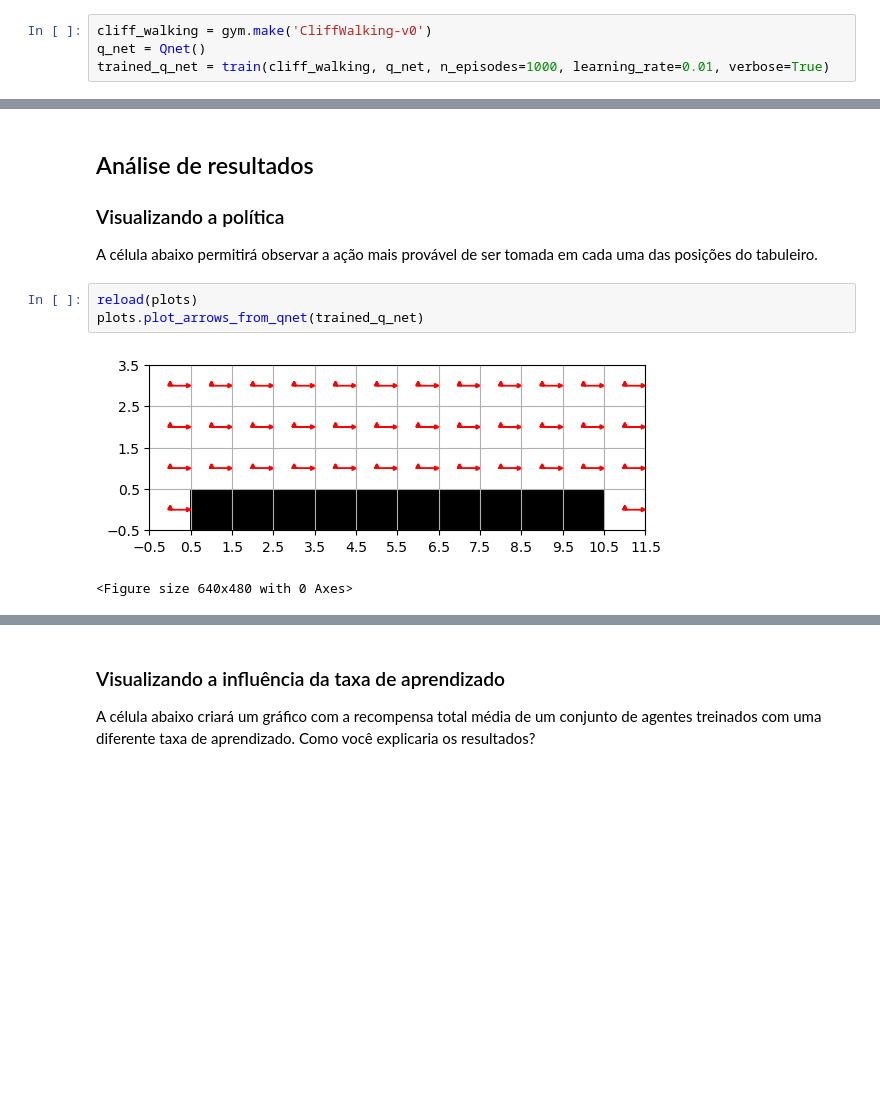
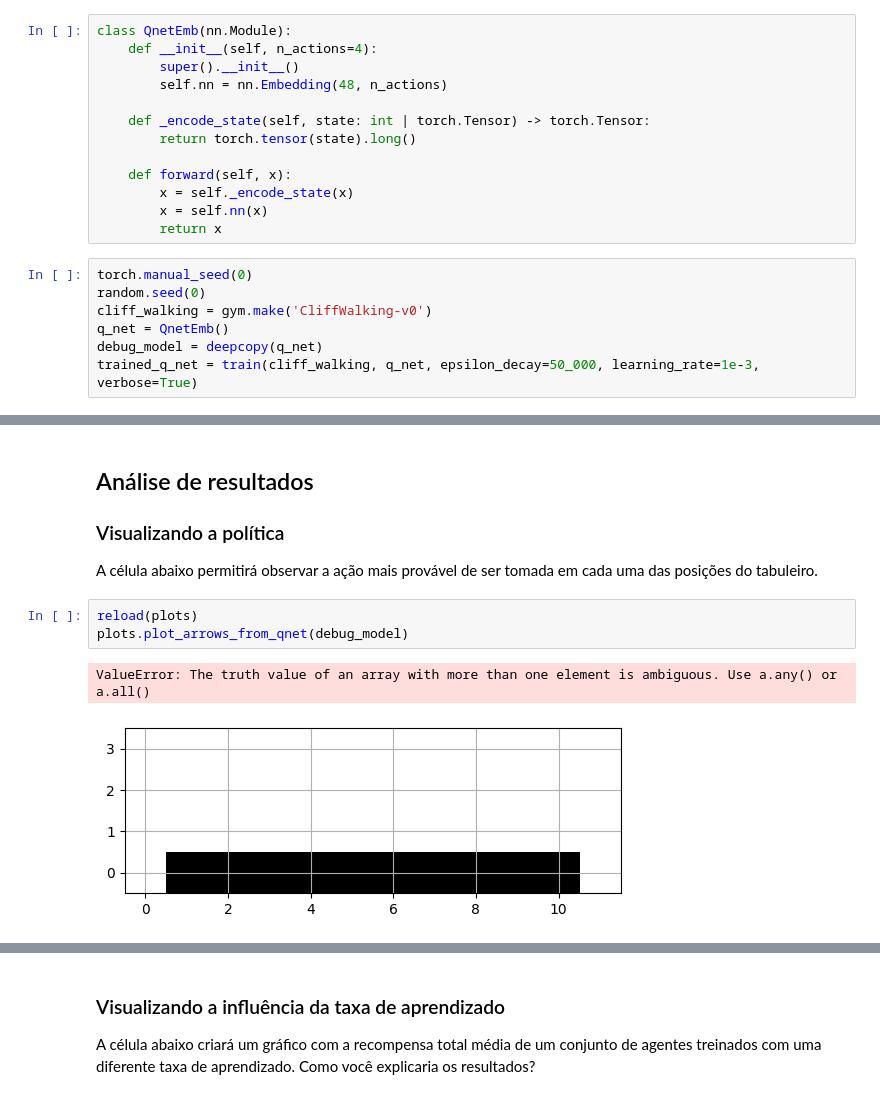
Before and after one commit to viniandrs/rl_implementations, a Jupyter notebook: deepql_cliffwalking copy.ipynb, the cells around one changed output, grey strips where cells are left out. Cells and saved outputs as stored; diff of their text form; blank space fills up the shorter version.

```diff
--- a/deepql_cliffwalking copy.ipynb
+++ b/deepql_cliffwalking copy.ipynb
@@ -153,8 +303,24 @@ def train(env: gym.Env,
 ## Treinando
 
 Está tudo configurado, portanto agora podemos rodar o algoritmo!
+# %%
+class QnetEmb(nn.Module):
+    def __init__(self, n_actions=4):
+        super().__init__()
+        self.nn = nn.Embedding(48, n_actions)
+
+    def _encode_state(self, state: int | torch.Tensor) -> torch.Tensor:
+        return torch.tensor(state).long()
+
+    def forward(self, x):
+        x = self._encode_state(x)
+        x = self.nn(x)
+        return x
 # %%
+torch.manual_seed(0)
+random.seed(0)
 cliff_walking = gym.make('CliffWalking-v0')
-q_net = Qnet()
-trained_q_net = train(cliff_walking, q_net, n_episodes=1000, learning_rate=0.01, verbose=True)
+q_net = QnetEmb()
+debug_model = deepcopy(q_net)
+trained_q_net = train(cliff_walking, q_net, epsilon_decay=50_000, learning_rate=1e-3, verbose=True)
 # %% [output]
@@ -201,7 +369,7 @@ def test(env: gym.Env,
 A célula abaixo permitirá observar a ação mais provável de ser tomada em cada uma das posições do tabuleiro.
 # %%
 reload(plots)
-plots.plot_arrows_from_qnet(trained_q_net)
+plots.plot_arrows_from_qnet(debug_model)
 # %% [output]
+ValueError: The truth value of an array with more than one element is ambiguous. Use a.any() or a.all()
-[figure, old version]
+[figure, new version]
-<Figure size 640x480 with 0 Axes>
```
Also changed, not shown: parts of 21 cells of this notebook.
